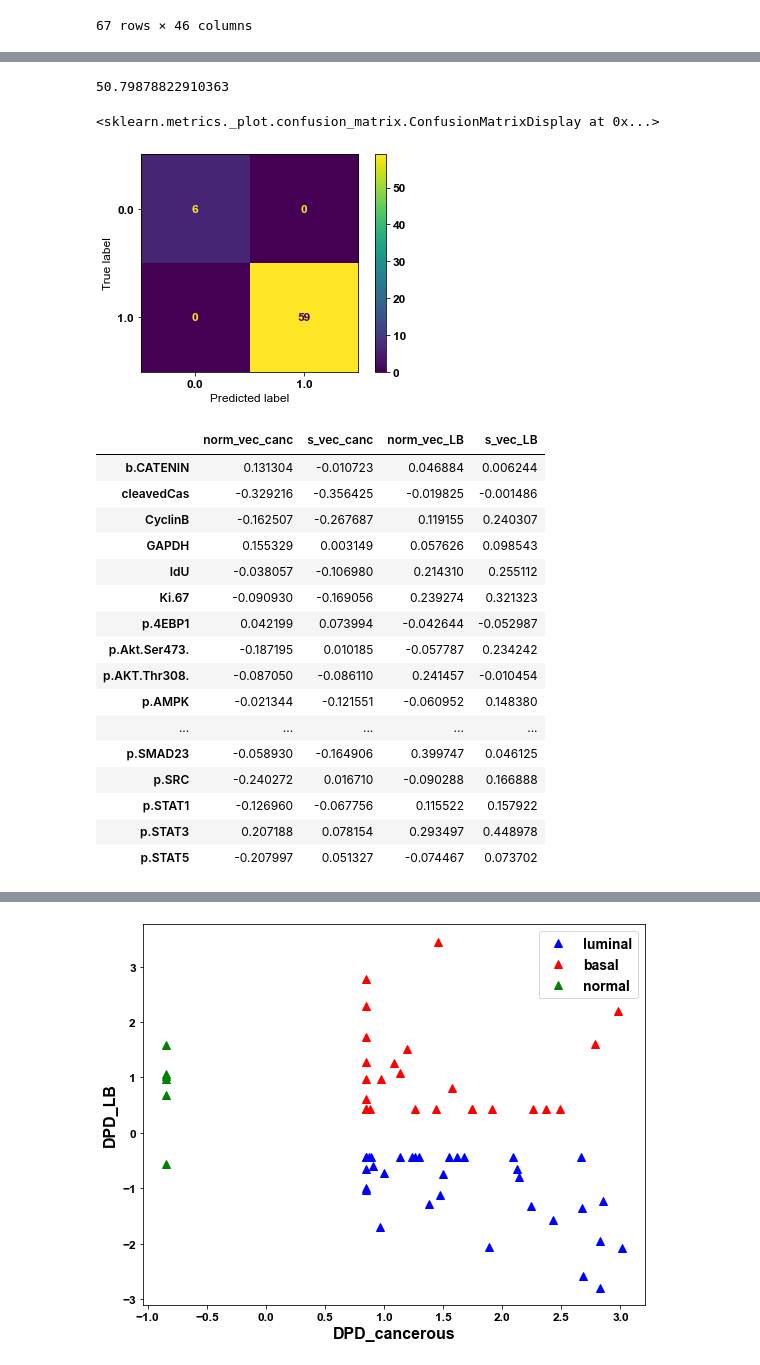
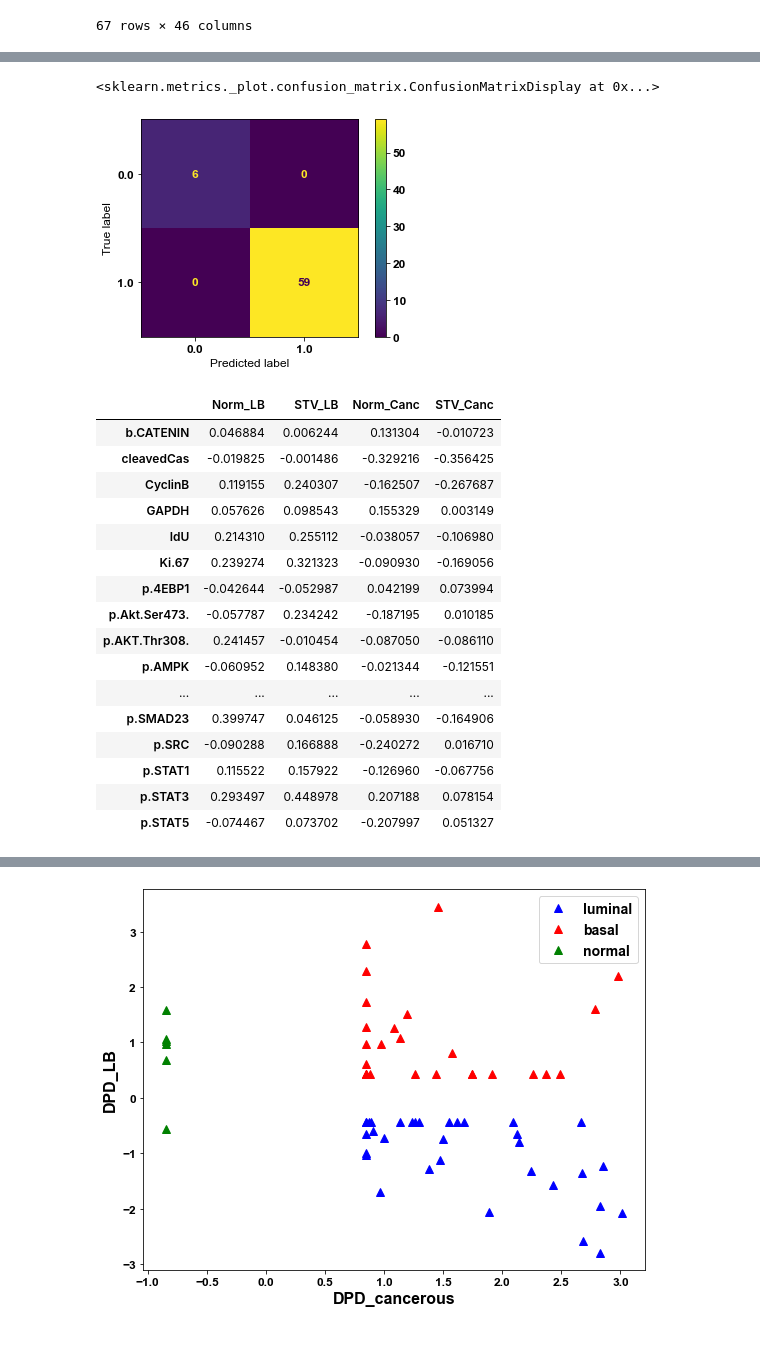
Before and after one commit to at2005/BTYSTE-2023, a Jupyter notebook: MSB cSTAR.ipynb, the cells around one changed output, grey strips where cells are left out. Cells and saved outputs as stored; diff of their text form; code cells hidden in the pictures.

```diff
--- a/MSB cSTAR.ipynb
+++ b/MSB cSTAR.ipynb
@@ -76,17 +76,11 @@ plot_confusion_matrix(svc,svm_data_bin,svm_labels_bin)
 # Calculate State Transition Vector and Normal to Hyperplane
 from scipy import linalg
 from math import degrees
+hyperplane_normal_lb = svc.coef_[0]/linalg.norm(svc.coef_[0])
+# distance between luminal and basal centroids (cSTAR eq. 1) -> STV
+state_vec_lb = (basal_centroid - luminal_centroid)/linalg.norm(luminal_centroid - basal_centroid)
+norm_stv_df = pd.DataFrame(state_vec_lb,index=svm_data_bin.columns,columns=['STV_LB'])
+norm_stv_df.insert(0,'Norm_LB', hyperplane_normal_lb)
+norm_stv_df.sort_values(by='Norm_LB').to_csv('STV_Luminal_Basal.csv')
 
-hyperplane_normal = svc.coef_[0]/linalg.norm(svc.coef_[0])
-
-# distance between luminal and basal centroids (cSTAR eq. 1) -> STV
-state_vec = (basal_centroid - luminal_centroid)/linalg.norm(luminal_centroid - basal_centroid)
-
-
-norm_stv_df = pd.DataFrame(state_vec,index=svm_data_bin.columns,columns=['STV'])
-norm_stv_df.insert(0,'norm_vec', hyperplane_normal)
-
-norm_stv_df.sort_values(by='norm_vec').to_csv('STV_Luminal_Basal.csv')
-
-# display(norm_stv_df.sort_values(by='norm_vec'))
-# np.dot(norm_stv_df['norm_vec'],norm_stv_df['s_vec'])
+norm_stv_df
@@ -470,42 +178,34 @@ plt.show()
 # %%
 svc_canc = SVC(kernel='linear',C=100)
 svc_canc.fit(pd.concat([luminal_cells,basal_cells,normal_cells]).fillna(0), list(np.ones(len(luminal_cells))) + list(np.ones(len(basal_cells))) + list(np.zeros(len(normal_cells))))
-
-b_coeff_canc = - svc_canc.intercept_[0]/linalg.norm(svc_canc.coef_[0])
 # b_coeff_canc = svc_canc.intercept_[0]/linalg.norm(svc_canc.coef_[0])
-
-norm_vec_canc = svc_canc.coef_[0]/linalg.norm(svc_canc.coef_[0])
-canc_centroid = (basal_centroid + luminal_centroid)/2.0
-s_vec_canc = (canc_centroid - normal_centroid)/linalg.norm(canc_centroid - normal_centroid)
-
-angle_canc = (np.arccos(np.dot(norm_vec_canc,s_vec_canc))/np.pi)*180
-print(angle_canc)
-
+hyperplane_normal_canc = svc_canc.coef_[0]/linalg.norm(svc_canc.coef_[0])
+canc_centroid = (basal_centroid + luminal_centroid)/2
+state_vec_canc = pd.DataFrame((canc_centroid - normal_centroid)/linalg.norm(canc_centroid - normal_centroid), columns=["STV_Canc"])
 plot_confusion_matrix(svc_canc,pd.concat([luminal_cells,basal_cells,normal_cells]).fillna(0), list(np.ones(len(luminal_cells))) + list(np.ones(len(basal_cells))) + list(np.zeros(len(normal_cells))))
 # %% [output]
-50.79878822910363
+<sklearn.metrics._plot.confusion_matrix.ConfusionMatrixDisplay at 0x...>
-<sklearn.metrics._plot.confusion_matrix.ConfusionMatrixDisplay at 0x...>
 [figure]
 # %%
-norm_vec_2D_df = pd.DataFrame(np.array([norm_vec_canc,np.array(s_vec_canc),norm_vec_train,np.array(s_vec_train)]),columns=luminal_cells.columns,index=['norm_vec_canc','s_vec_canc','norm_vec_LB','s_vec_LB']).T
-norm_vec_2D_df.to_csv('STV_2D.csv')
-norm_vec_2D_df
+composite_vec = pd.concat([norm_stv_df, state_vec_canc], axis=1)
+composite_vec.insert(2, "Norm_Canc", hyperplane_normal_canc)
+composite_vec
 # %% [output]
-|  | norm_vec_canc | s_vec_canc | norm_vec_LB | s_vec_LB |
-| b.CATENIN | 0.131304 | -0.010723 | 0.046884 | 0.006244 |
-| cleavedCas | -0.329216 | -0.356425 | -0.019825 | -0.001486 |
-| CyclinB | -0.162507 | -0.267687 | 0.119155 | 0.240307 |
-| GAPDH | 0.155329 | 0.003149 | 0.057626 | 0.098543 |
-| IdU | -0.038057 | -0.106980 | 0.214310 | 0.255112 |
-| Ki.67 | -0.090930 | -0.169056 | 0.239274 | 0.321323 |
-| p.4EBP1 | 0.042199 | 0.073994 | -0.042644 | -0.052987 |
-| p.Akt.Ser473. | -0.187195 | 0.010185 | -0.057787 | 0.234242 |
-| p.AKT.Thr308. | -0.087050 | -0.086110 | 0.241457 | -0.010454 |
-| p.AMPK | -0.021344 | -0.121551 | -0.060952 | 0.148380 |
+|  | Norm_LB | STV_LB | Norm_Canc | STV_Canc |
+| b.CATENIN | 0.046884 | 0.006244 | 0.131304 | -0.010723 |
+| cleavedCas | -0.019825 | -0.001486 | -0.329216 | -0.356425 |
+| CyclinB | 0.119155 | 0.240307 | -0.162507 | -0.267687 |
+| GAPDH | 0.057626 | 0.098543 | 0.155329 | 0.003149 |
+| IdU | 0.214310 | 0.255112 | -0.038057 | -0.106980 |
+| Ki.67 | 0.239274 | 0.321323 | -0.090930 | -0.169056 |
+| p.4EBP1 | -0.042644 | -0.052987 | 0.042199 | 0.073994 |
+| p.Akt.Ser473. | -0.057787 | 0.234242 | -0.187195 | 0.010185 |
+| p.AKT.Thr308. | 0.241457 | -0.010454 | -0.087050 | -0.086110 |
+| p.AMPK | -0.060952 | 0.148380 | -0.021344 | -0.121551 |
 | ... | ... | ... | ... | ... |
-| p.SMAD23 | -0.058930 | -0.164906 | 0.399747 | 0.046125 |
-| p.SRC | -0.240272 | 0.016710 | -0.090288 | 0.166888 |
-| p.STAT1 | -0.126960 | -0.067756 | 0.115522 | 0.157922 |
-| p.STAT3 | 0.207188 | 0.078154 | 0.293497 | 0.448978 |
-| p.STAT5 | -0.207997 | 0.051327 | -0.074467 | 0.073702 |
+| p.SMAD23 | 0.399747 | 0.046125 | -0.058930 | -0.164906 |
+| p.SRC | -0.090288 | 0.166888 | -0.240272 | 0.016710 |
+| p.STAT1 | 0.115522 | 0.157922 | -0.126960 | -0.067756 |
+| p.STAT3 | 0.293497 | 0.448978 | 0.207188 | 0.078154 |
+| p.STAT5 | -0.074467 | 0.073702 | -0.207997 | 0.051327 |
 # %%
```
Also changed, not shown: parts of 20 cells of this notebook, 6 other files.
